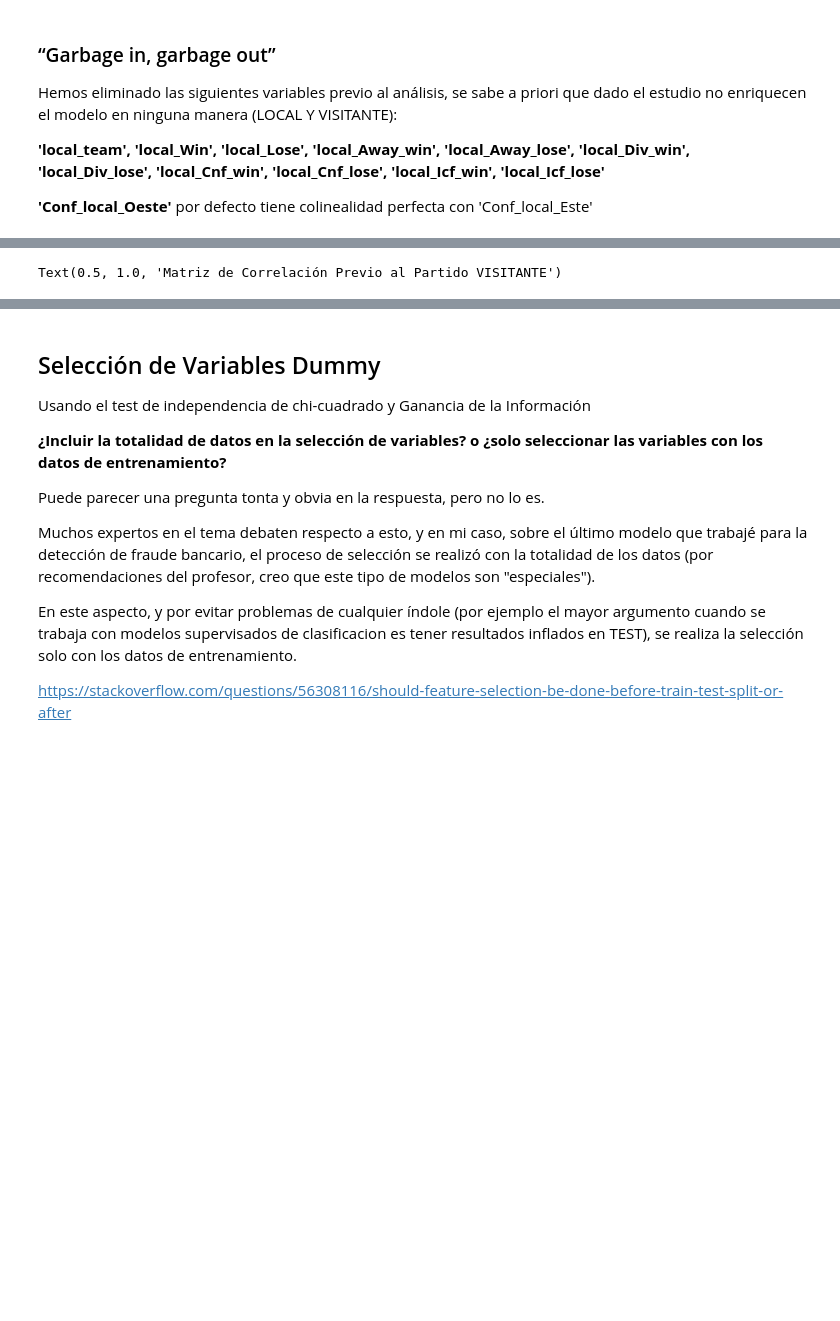
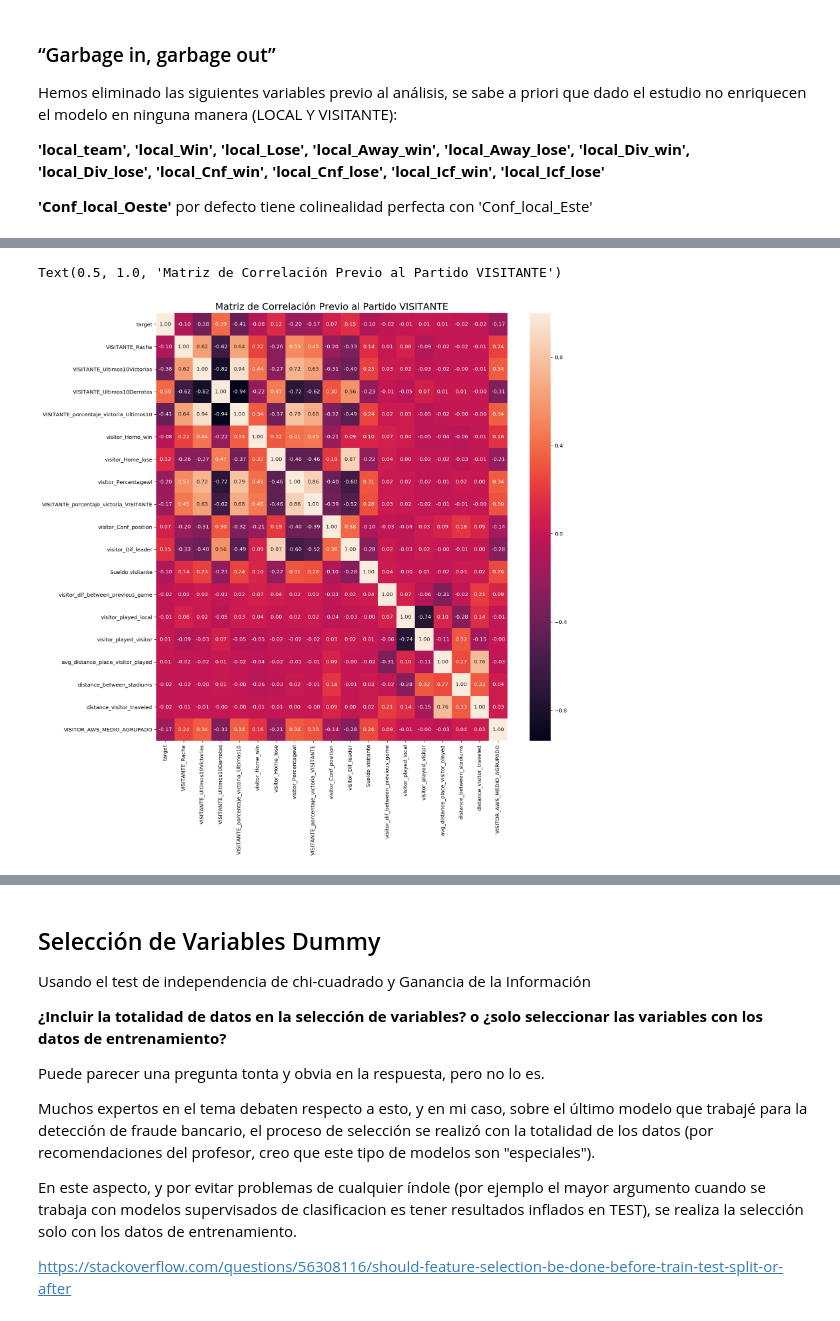
Before and after one commit to bryanDSousa/NBA-game-prediction, a Jupyter notebook: Modelo partidos/partidos_notebook_MODELO_FINAL.ipynb, the cells around one changed output, grey strips where cells are left out. Drawn from its saved outputs; the diff is of its cells as text; code cells hidden in the pictures; blank space fills up the shorter version.

```diff
--- a/Modelo partidos/partidos_notebook_MODELO_FINAL.ipynb
+++ b/Modelo partidos/partidos_notebook_MODELO_FINAL.ipynb
@@ -319,11 +250,12 @@ Text(0.5, 1.0, 'Matriz de Correlación Previo al Partido LOCAL')
 # %%
 # Heatmap PREV VISITANTE
 import seaborn as sns
 plt.figure(figsize=(15, 15))
 sns_2 = sns.heatmap(prev_data_visitante.corr(), annot=True, fmt='.2f')
-sns_2.set_title('Matriz de Correlación Previo al Partido VISITANTE')
+sns_2.set_title('Matriz de Correlación Previo al Partido VISITANTE', fontsize=18)
 # %% [output]
 Text(0.5, 1.0, 'Matriz de Correlación Previo al Partido VISITANTE')
+[figure, added]
 # %%
 # Heatmap GAME LOCAL
 import seaborn as sns
```
Also changed, not shown: parts of 74 cells of this notebook, 4 other files.
